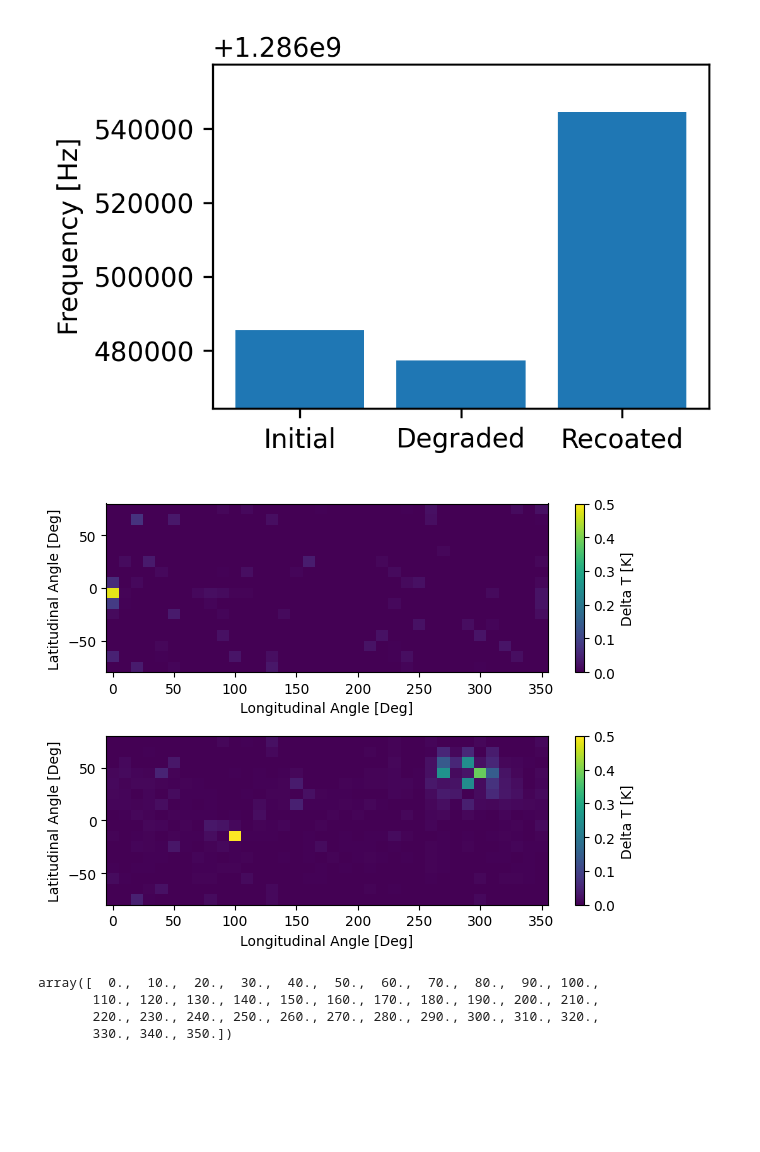
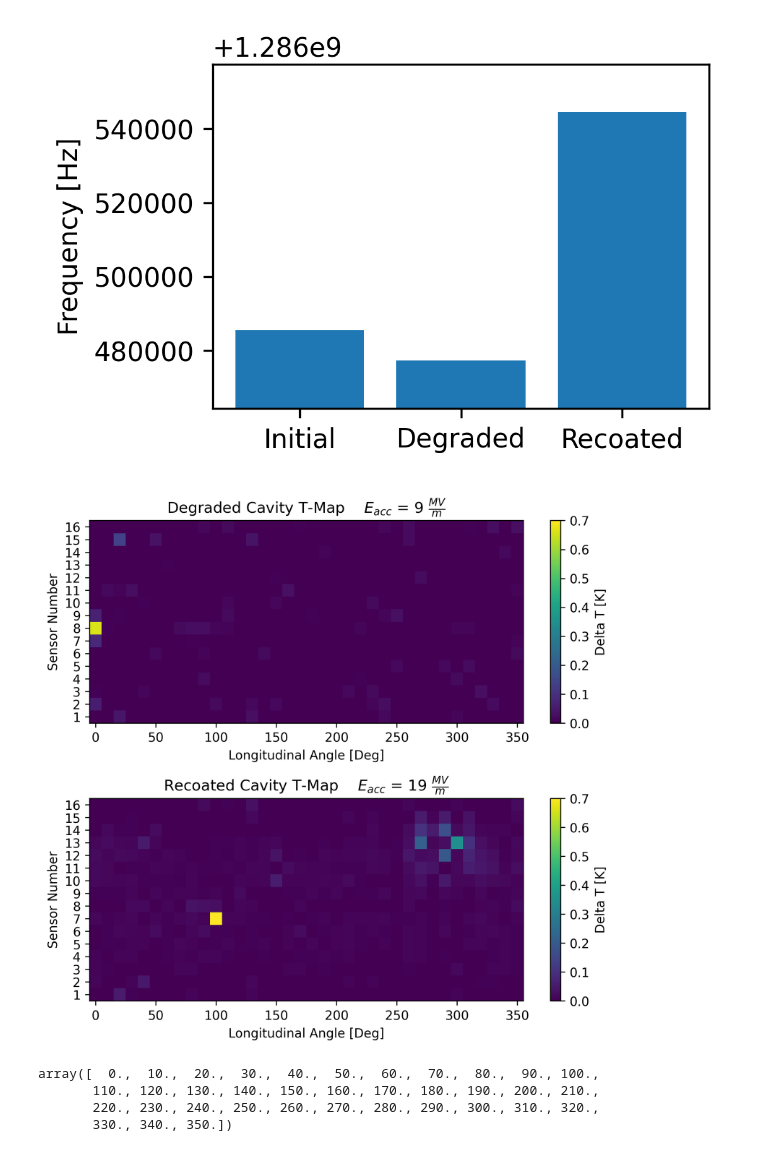
Before and after one commit to EricViklund/recoating, a Jupyter notebook: main.ipynb, the cells around one changed output. Saved outputs shown, nothing was run; the diff lists cells and outputs as text; code cells hidden in the pictures; blank space fills up the shorter version.

Commit message:
updated figures

```diff
--- a/main.ipynb
+++ b/main.ipynb
@@ -146,12 +169,15 @@ Text(0, 0.5, 'Frequency [Hz]')
 [figure]
 # %%
 import matplotlib.pyplot as plt
+import matplotlib.colors as colors
 import numpy as np
 import os
 
-fig, axs = plt.subplots(2)
+mm = 0.0393701
 
-x, y = np.linspace(0,350,num=36), np.linspace(-75,75,num=16)
+fig, axs = plt.subplots(2,figsize=(2*86*mm,2*80*mm),dpi=300)
+
+x, y = np.linspace(0,350,num=36), np.linspace(1,16,num=16)
 
 X, Y = np.meshgrid(x,y)
 
@@ -162,43 +188,51 @@ files = os.listdir(TMAP_Directory)
 files = [file for file in files if '_RES' not in file and 'Calibration' not in file]
 
 E_acc = np.array([np.loadtxt(TMAP_Directory+file,skiprows=3,max_rows=1,usecols=(2)) for file in files])
-
 TMAP = np.array([np.loadtxt(TMAP_Directory+file,skiprows=4) for file in files])
 
+sort = np.argsort(E_acc)
+E_acc = E_acc[sort]
+TMAP = TMAP[sort]
 
 
-map1 = axs[0].pcolormesh(X,Y,np.mean(TMAP[40:],axis = 0).T, vmin=0.0, vmax=0.5)
+map1 = axs[0].pcolormesh(X,Y,np.mean(TMAP[-5:],axis = 0).T, vmin=0.0, vmax=0.7)
 c = fig.colorbar(map1, ax=axs[0])
 
+axs[0].set_title(f'Degraded Cavity T-Map    $E_{{acc}}$ = {round(np.mean(E_acc[-5:]))} $\\frac{{MV}}{{m}}$')
 axs[0].set_xlabel('Longitudinal Angle [Deg]')
-axs[0].set_ylabel('Latitudinal Angle [Deg]')
+axs[0].set_yticks(np.linspace(1,16,num=16) )
+axs[0].set_ylabel('Sensor Number')
 c.set_label('Delta T [K]')
 
 
 TMAP_Directory = 'data/CBMMD-R_2023_12_18/'
 
 files = os.listdir(TMAP_Directory)
 files = [file for file in files if '_RES' not in file and 'Calibration' not in file]
 
 E_acc = np.array([np.loadtxt(TMAP_Directory+file,skiprows=3,max_rows=1,usecols=(2)) for file in files])
-
 TMAP = np.array([np.loadtxt(TMAP_Directory+file,skiprows=4) for file in files])
 
+sort = np.argsort(E_acc)
+E_acc = E_acc[sort]
+TMAP = TMAP[sort]
 
 
-map2 = axs[1].pcolormesh(X,Y,np.average(TMAP[28:33],axis=0).T, vmin=0.0, vmax=0.5)
+map2 = axs[1].pcolormesh(X,Y,np.mean(TMAP[-5:],axis=0).T, vmin=0, vmax=0.7)
 c = fig.colorbar(map2, ax=axs[1])
 
+axs[1].set_title(f'Recoated Cavity T-Map    $E_{{acc}}$ = {round(np.mean(E_acc[-5:]))} $\\frac{{MV}}{{m}}$')
 axs[1].set_xlabel('Longitudinal Angle [Deg]')
-axs[1].set_ylabel('Latitudinal Angle [Deg]')
+axs[1].set_yticks(np.linspace(1,16,num=16) )
+axs[1].set_ylabel('Sensor Number')
 c.set_label('Delta T [K]')
 
 
 fig.tight_layout()
 
 fig.savefig('paper/figures/TMAP.png')
 # %% [output]
-[figure, old version]
+[figure, new version]
 # %%
 x
 # %% [output]
```
Also changed, not shown: parts of 1 cell of this notebook, 9 other files.
